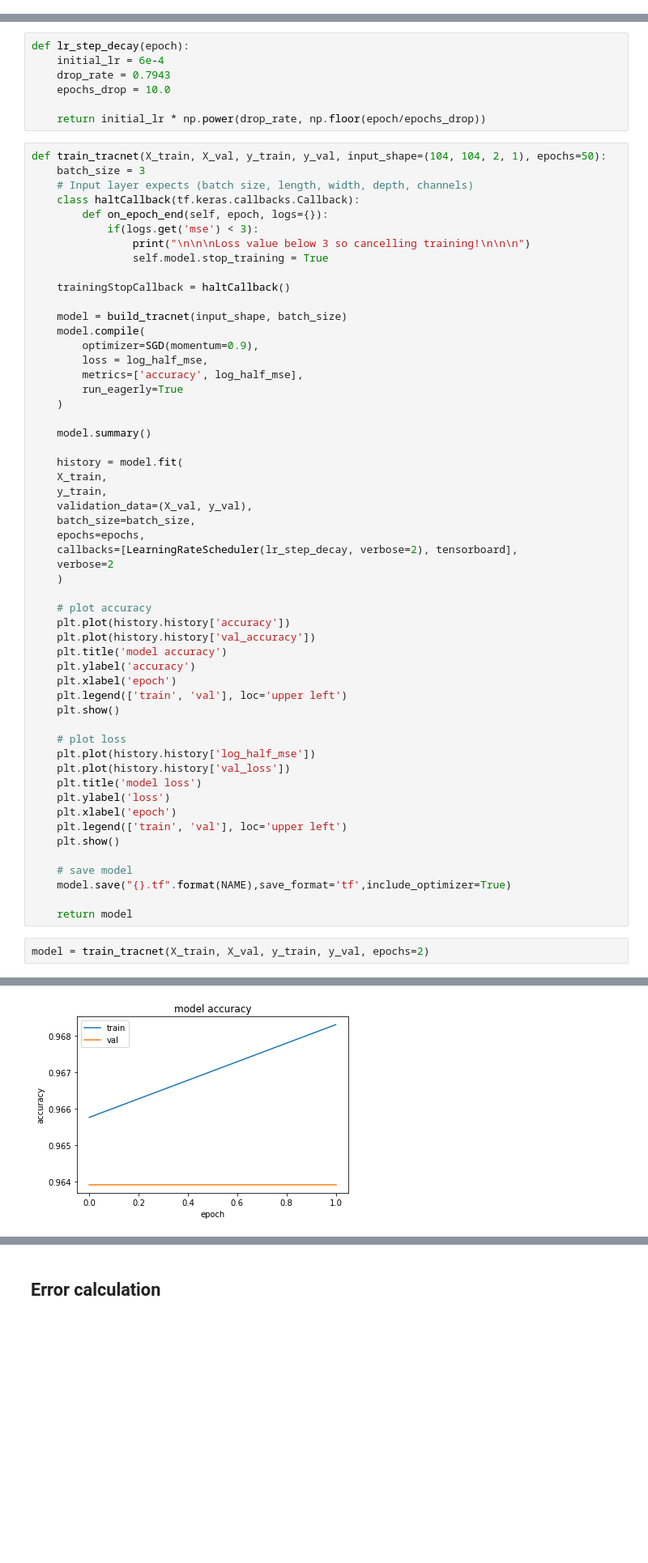
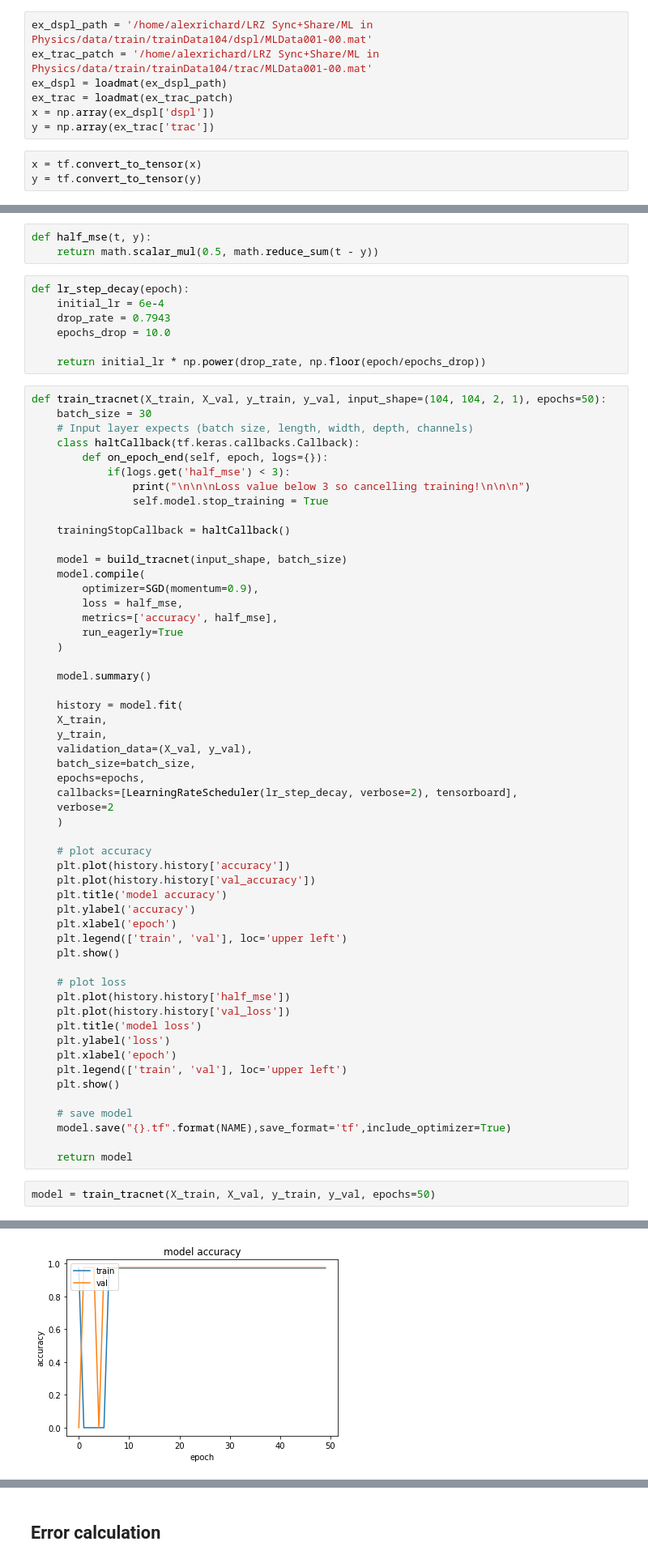
Before and after one commit to alo996/DL-TFM, a Jupyter notebook: ml_in_biophysics.ipynb, the cells around one changed output, grey strips where cells are left out. Shown: that part at 81% size. Saved outputs shown, nothing was run; the diff lists cells and outputs as text; blank space fills up the shorter version.

Commit message:
Refined model architecture and loss function

```diff
--- a/ml_in_biophysics.ipynb
+++ b/ml_in_biophysics.ipynb
@@ -203,0 +223,10 @@ def log_half_mse(y_true, y_pred):
+# %%
+ex_dspl_path = '/home/alexrichard/LRZ Sync+Share/ML in Physics/data/train/trainData104/dspl/MLData001-00.mat'
+ex_trac_patch = '/home/alexrichard/LRZ Sync+Share/ML in Physics/data/train/trainData104/trac/MLData001-00.mat'
+ex_dspl = loadmat(ex_dspl_path)
+ex_trac = loadmat(ex_trac_patch)
+x = np.array(ex_dspl['dspl'])
+y = np.array(ex_trac['trac'])
+# %%
+x = tf.convert_to_tensor(x)
+y = tf.convert_to_tensor(y)
@@ -204,3 +247,6 @@ def log_half_mse(y_true, y_pred):
+# %%
+def half_mse(t, y):
+    return math.scalar_mul(0.5, math.reduce_sum(t - y))
 # %%
 def lr_step_decay(epoch):
     initial_lr = 6e-4
@@ -210,11 +256,11 @@ def lr_step_decay(epoch):
     return initial_lr * np.power(drop_rate, np.floor(epoch/epochs_drop))
 # %%
 def train_tracnet(X_train, X_val, y_train, y_val, input_shape=(104, 104, 2, 1), epochs=50):
-    batch_size = 3
+    batch_size = 30
     # Input layer expects (batch size, length, width, depth, channels)
     class haltCallback(tf.keras.callbacks.Callback):
         def on_epoch_end(self, epoch, logs={}):
-            if(logs.get('mse') < 3):
+            if(logs.get('half_mse') < 3):
                 print("\n\n\nLoss value below 3 so cancelling training!\n\n\n")
                 self.model.stop_training = True
 
@@ -223,8 +269,8 @@ def train_tracnet(X_train, X_val, y_train, y_val, input_shape=(104, 104, 2, 1),
     model = build_tracnet(input_shape, batch_size)
     model.compile(
         optimizer=SGD(momentum=0.9),
-        loss = log_half_mse,
-        metrics=['accuracy', log_half_mse],
+        loss = half_mse,
+        metrics=['accuracy', half_mse],
         run_eagerly=True
     )
 
@@ -250,7 +296,7 @@ def train_tracnet(X_train, X_val, y_train, y_val, input_shape=(104, 104, 2, 1),
     plt.show()
 
     # plot loss
-    plt.plot(history.history['log_half_mse'])
+    plt.plot(history.history['half_mse'])
     plt.plot(history.history['val_loss'])
     plt.title('model loss')
     plt.ylabel('loss')
@@ -263,5 +309,5 @@ def train_tracnet(X_train, X_val, y_train, y_val, input_shape=(104, 104, 2, 1),
 
     return model
 # %%
-model = train_tracnet(X_train, X_val, y_train, y_val, epochs=2)
+model = train_tracnet(X_train, X_val, y_train, y_val, epochs=50)
 # %% [output]
@@ -285 +331 @@ tf.Tensor(7.1040144, shape=(), dtype=float32)
-[figure, old version]
+[figure, new version]
```
Also changed, not shown: parts of 23 cells of this notebook.
